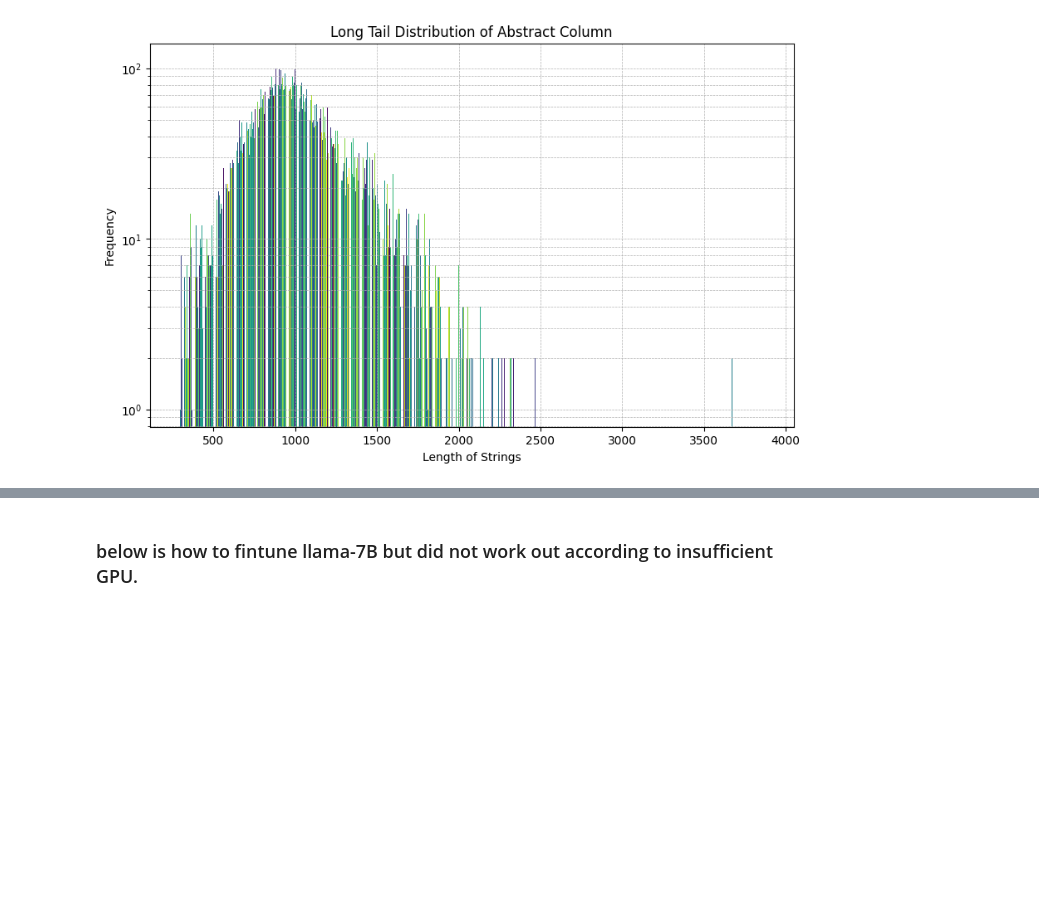
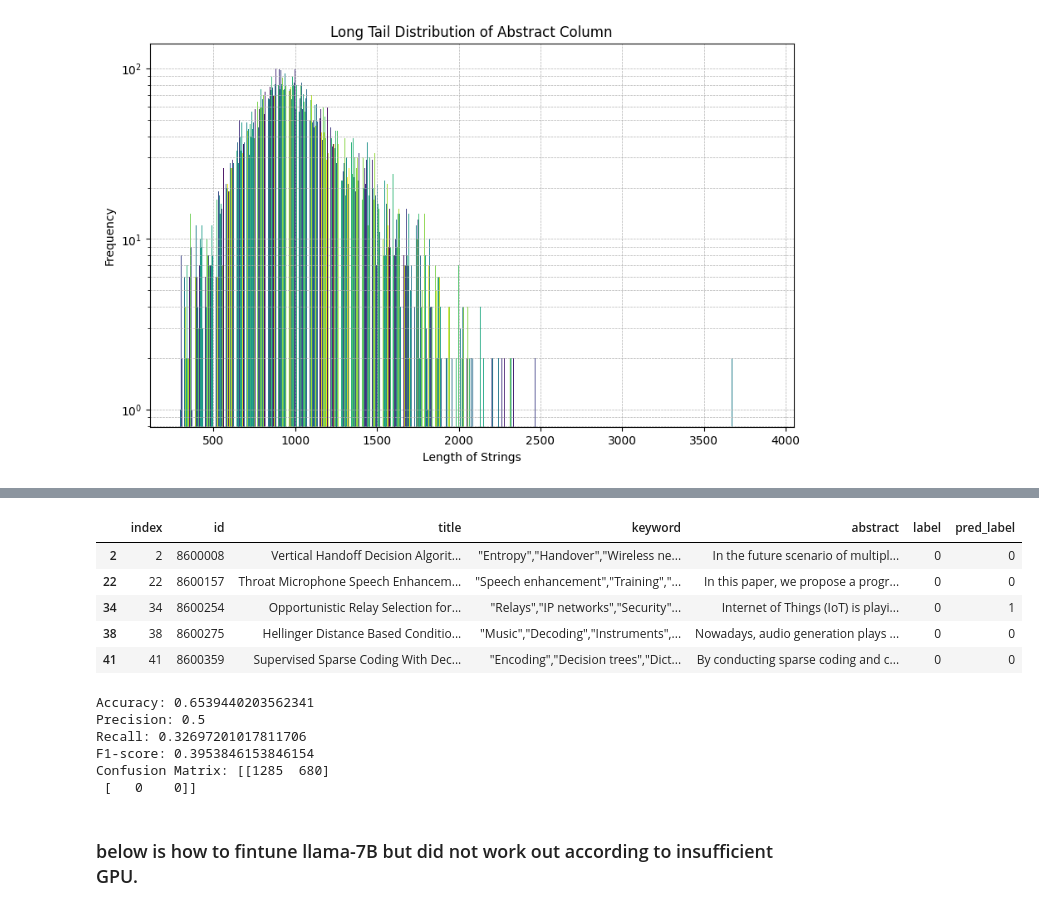
Before and after one commit to dany-xu/AI-Generated-Text-Detection-using-LLM, a Jupyter notebook: models/llama.ipynb, the cells around one changed output, grey strips where cells are left out. Saved outputs shown, nothing was run; the diff lists cells and outputs as text; code cells hidden in the pictures; blank space fills up the shorter version.

```diff
--- a/models/llama.ipynb
+++ b/models/llama.ipynb
@@ -132,3 +139,15 @@ plt.show()
 # %% [output]
 max len for abstract:  3868
 [figure]
+# %%
+# generate through whole dataset
+data = pd.read_csv("./drive/MyDrive/ColabNotebooks/llm/concat_ori.csv").drop(columns=["Unnamed: 0"])
+data1 = data[data['label'] == 1]
+data0 = data[data['label'] == 0]
+train1, test1 = train_test_split(data1, test_size=0.2)
+train0, test0 = train_test_split(data0, test_size=0.2)
+train = pd.concat([train0, train1], ignore_index=True)
+test = pd.concat([test0, test1], ignore_index=True)
+train = train.loc[np.random.permutation(train.index)]
+test = test.loc[np.random.permutation(test.index)]
+train.shape, test.shape
@@ -185,11 +204,42 @@ Yes
+# %%
+# Read data from the text file
+data = pd.read_csv("./drive/MyDrive/ColabNotebooks/llm/concat_ori.csv").drop(columns=["Unnamed: 0"])
+with open('./drive/MyDrive/ColabNotebooks/llm/llama.txt', 'r') as file:
+    lines = file.readlines()
+result = []
+for line in lines:
+    parts = line.strip().split()
+    id_, pred_label = parts[0], parts[1]
+    if pred_label != '2' and pred_label != '1' and pred_label != '0':
+        continue
+    result.append({'index': id_, 'pred_label': pred_label})
+
+result = pd.DataFrame(result)
+data.reset_index(drop=False, inplace=True)
+data['index'] = data['index'].astype(int)
+result['index'] = result['index'].astype(int)
+test_concat = pd.merge(data, result, on='index', how='left')
+test_concat.dropna(subset=['pred_label'], inplace=True)
+test_concat['label'] = test_concat['label'].astype(int)
+test_concat['pred_label'] = test_concat['pred_label'].astype(int)
+test_concat.to_csv("./drive/MyDrive/ColabNotebooks/llm/llama_test_result.csv")
+test_concat.head()
+# %% [output]
+|  | index | id | title | keyword | abstract | label | pred_label |
+| 2 | 2 | 8600008 | Vertical Handoff Decision Algorit... | "Entropy","Handover","Wireless ne... | In the future scenario of multipl... | 0 | 0 |
+| 22 | 22 | 8600157 | Throat Microphone Speech Enhancem... | "Speech enhancement","Training","... | In this paper, we propose a progr... | 0 | 0 |
+| 34 | 34 | 8600254 | Opportunistic Relay Selection for... | "Relays","IP networks","Security"... | Internet of Things (IoT) is playi... | 0 | 1 |
+| 38 | 38 | 8600275 | Hellinger Distance Based Conditio... | "Music","Decoding","Instruments",... | Nowadays, audio generation plays ... | 0 | 0 |
+| 41 | 41 | 8600359 | Supervised Sparse Coding With Dec... | "Encoding","Decision trees","Dict... | By conducting sparse coding and c... | 0 | 0 |
 # %%
 # measure results
-true_labels = result['true_label'].tolist()
-pred_labels = result['pred_label'].tolist()
+test_concat = pd.read_csv("./drive/MyDrive/ColabNotebooks/llm/llama_test_result.csv", encoding='latin-1')
+true_labels = test_concat['label'].tolist()
+pred_labels = test_concat['pred_label'].tolist()
 accuracy = accuracy_score(true_labels, pred_labels)
-precision = precision_score(true_labels, pred_labels)
-recall = recall_score(true_labels, pred_labels)
-f1 = f1_score(true_labels, pred_labels)
+precision = precision_score(true_labels, pred_labels, average='macro')
+recall = recall_score(true_labels, pred_labels, average='macro')
+f1 = f1_score(true_labels, pred_labels, average='macro')
 conf_matrix = confusion_matrix(true_labels, pred_labels) # confusion matrix
 
 print("Accuracy:", accuracy)
@@ -197,9 +247,13 @@ print("Precision:", precision)
 print("Recall:", recall)
 print("F1-score:", f1)
 print("Confusion Matrix:", conf_matrix)
-print("Among above, unrecognized sample numbers: ", (result['pred_label'] == 2).sum())
-
-result.to_csv("./drive/MyDrive/ColabNotebooks/llm/llama_test_result.csv")
+# %% [output]
+Accuracy: 0.6539440203562341
+Precision: 0.5
+Recall: 0.32697201017811706
+F1-score: 0.3953846153846154
+Confusion Matrix: [[1285  680]
+ [   0    0]]
 # %% [markdown]
 ### below is how to fintune llama-7B but did not work out according to insufficient GPU.
 # %%
```
Also changed, not shown: parts of 9 cells of this notebook.
